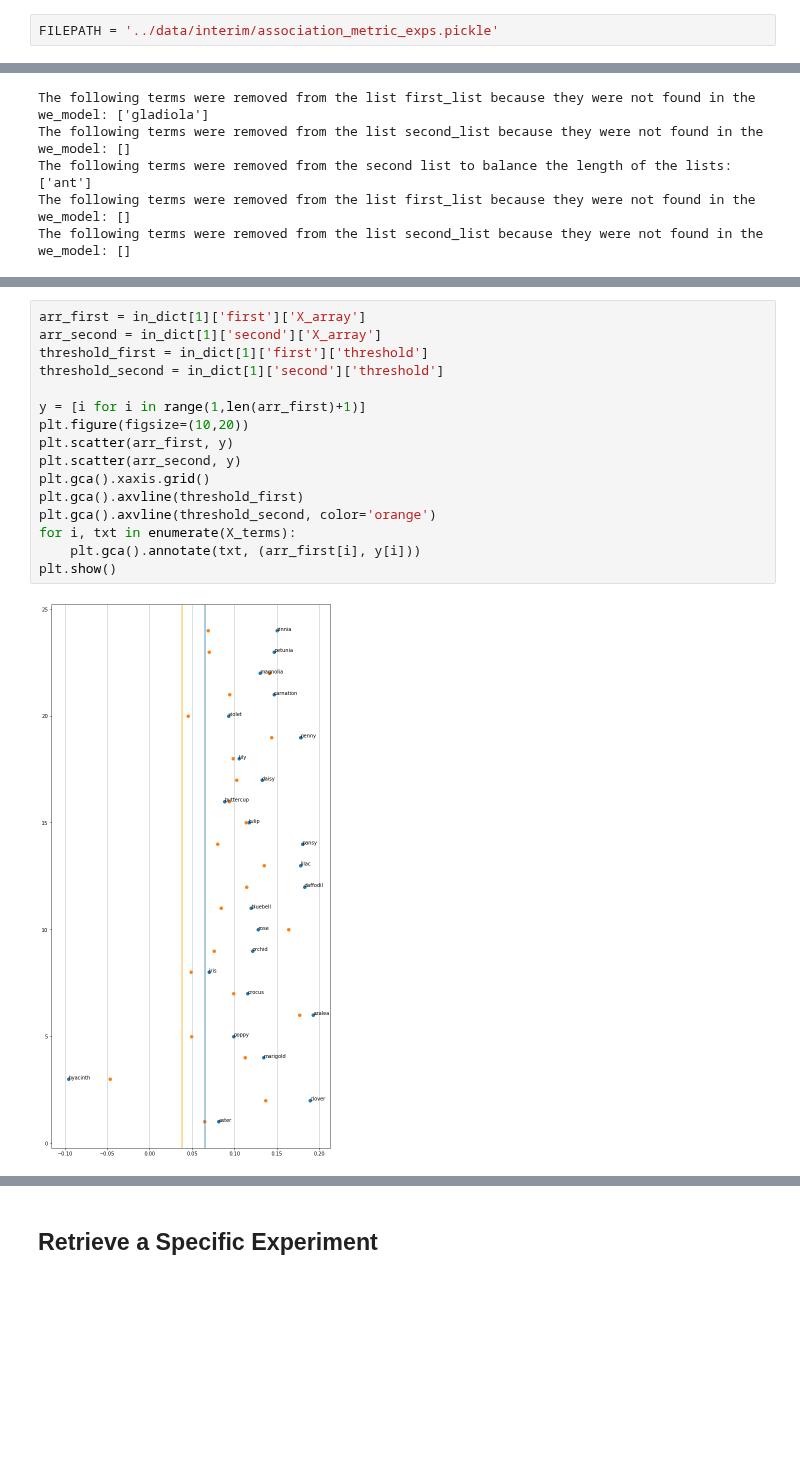
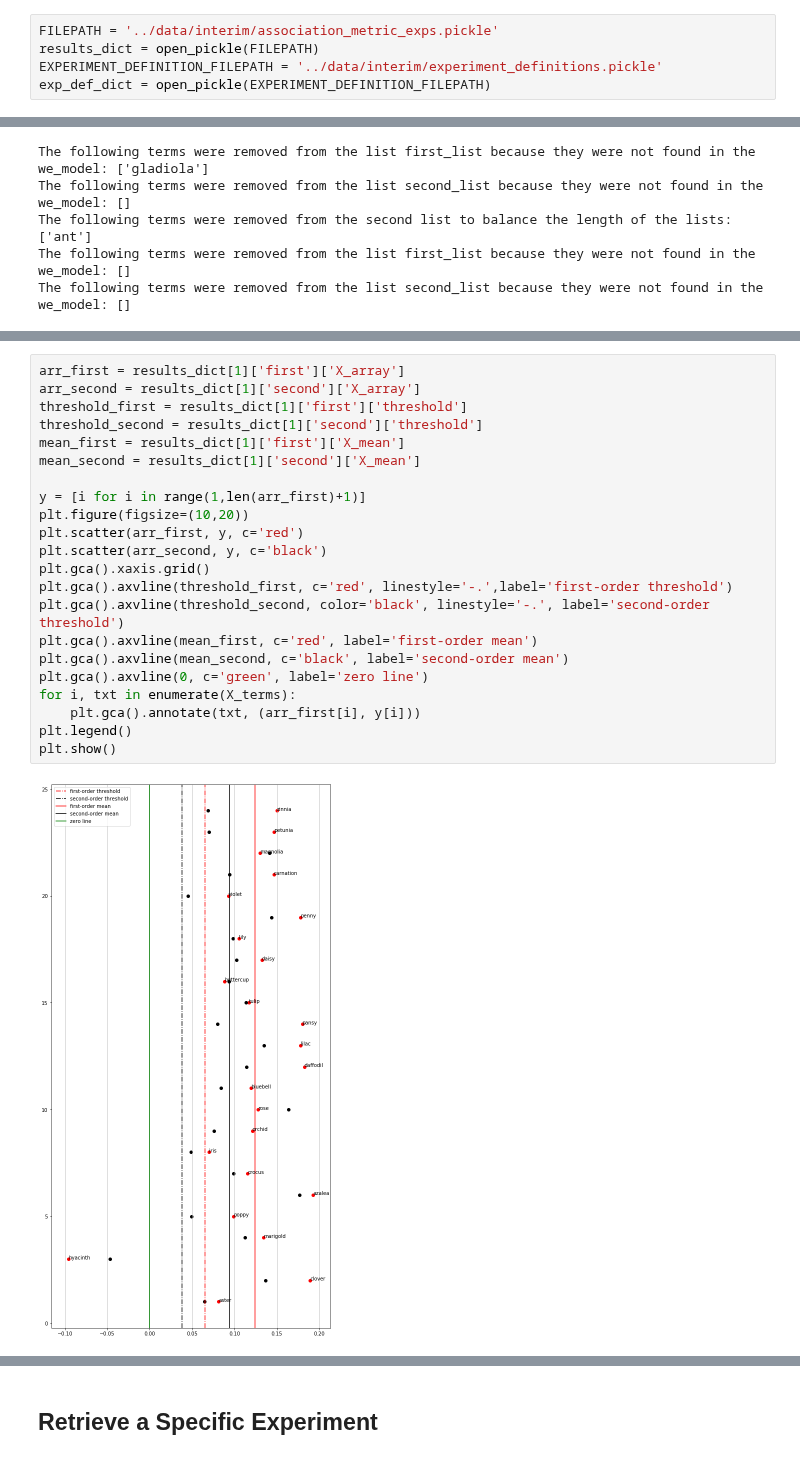
Before and after one commit to danieljsmarda/first-order-cooccurrence-metric-experiments, a Jupyter notebook: notebooks/Visualization.ipynb, the cells around one changed output, grey strips where cells are left out. Cells and saved outputs as stored; diff of their text form; blank space fills up the shorter version.

Commit message:
Add labels to epxeriment definitions.

```diff
--- a/notebooks/Visualization.ipynb
+++ b/notebooks/Visualization.ipynb
@@ -15,6 +15,9 @@ print ('loading done!')
 loading done!
 # %%
 FILEPATH = '../data/interim/association_metric_exps.pickle'
+results_dict = open_pickle(FILEPATH)
+EXPERIMENT_DEFINITION_FILEPATH = '../data/interim/experiment_definitions.pickle'
+exp_def_dict = open_pickle(EXPERIMENT_DEFINITION_FILEPATH)
 # %% [markdown]
 ## See Entire Results Dict
 # %%
@@ -47,18 +80,24 @@ The following terms were removed from the list second_list because they were not
 # %%
-arr_first = in_dict[1]['first']['X_array']
-arr_second = in_dict[1]['second']['X_array']
-threshold_first = in_dict[1]['first']['threshold']
-threshold_second = in_dict[1]['second']['threshold']
+arr_first = results_dict[1]['first']['X_array']
+arr_second = results_dict[1]['second']['X_array']
+threshold_first = results_dict[1]['first']['threshold']
+threshold_second = results_dict[1]['second']['threshold']
+mean_first = results_dict[1]['first']['X_mean']
+mean_second = results_dict[1]['second']['X_mean']
 
 y = [i for i in range(1,len(arr_first)+1)]
 plt.figure(figsize=(10,20))
-plt.scatter(arr_first, y)
-plt.scatter(arr_second, y)
+plt.scatter(arr_first, y, c='red')
+plt.scatter(arr_second, y, c='black')
 plt.gca().xaxis.grid()
-plt.gca().axvline(threshold_first)
-plt.gca().axvline(threshold_second, color='orange')
+plt.gca().axvline(threshold_first, c='red', linestyle='-.',label='first-order threshold')
+plt.gca().axvline(threshold_second, color='black', linestyle='-.', label='second-order threshold')
+plt.gca().axvline(mean_first, c='red', label='first-order mean')
+plt.gca().axvline(mean_second, c='black', label='second-order mean')
+plt.gca().axvline(0, c='green', label='zero line')
 for i, txt in enumerate(X_terms):
     plt.gca().annotate(txt, (arr_first[i], y[i]))
+plt.legend()
 plt.show()
 # %% [output]
-[figure, old version]
+[figure, new version]
```
Also changed, not shown: parts of 4 cells of this notebook, 1 other file.
